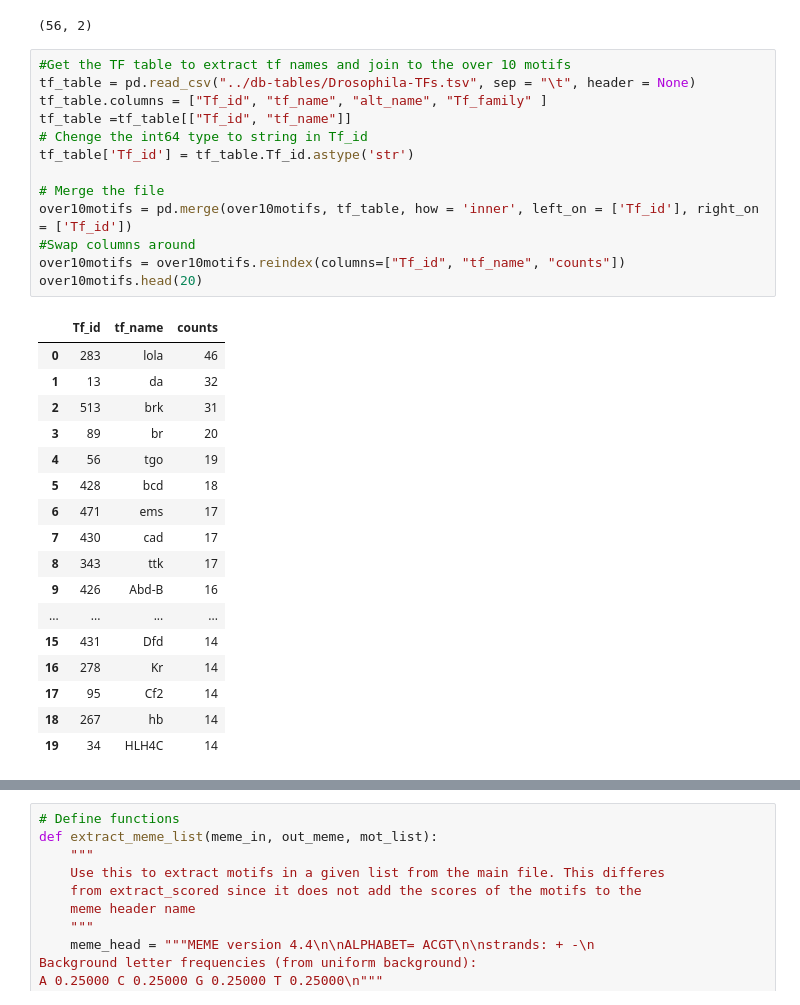
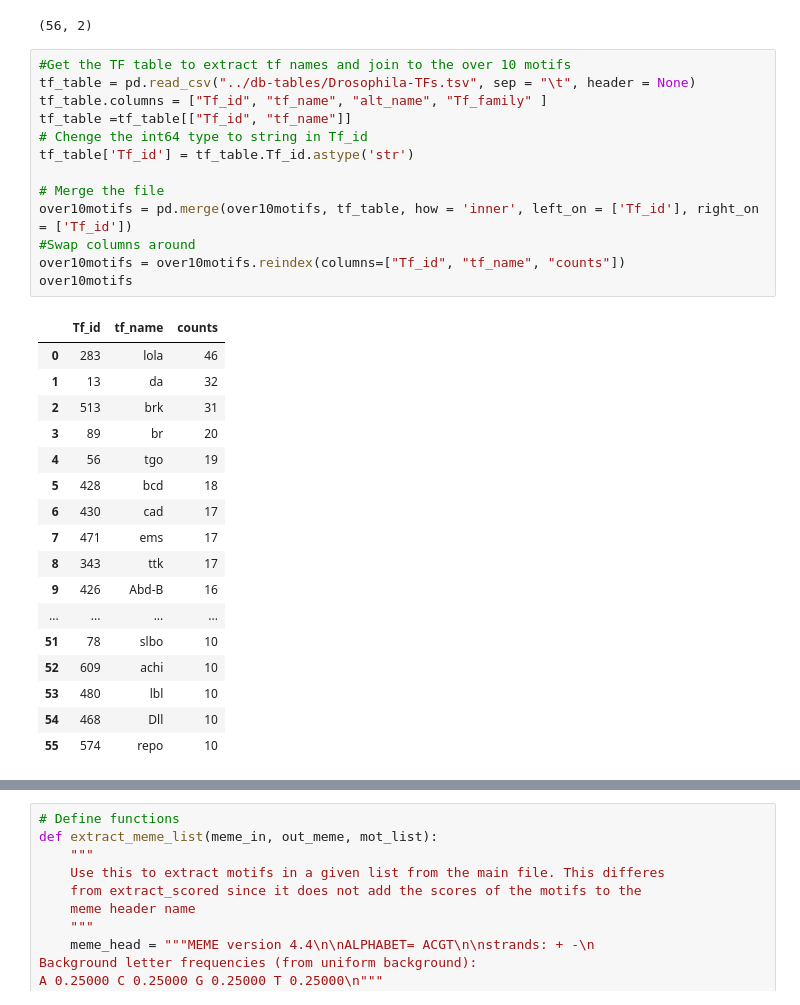
Before and after one commit to Fnyasimi/MARS-Update-Pipeline, a Jupyter notebook: Evaluation/Evaluation_notebook.ipynb, the cells around one changed output, grey strips where cells are left out. Drawn from its saved outputs; the diff is of its cells as text.

```diff
--- a/Evaluation/Evaluation_notebook.ipynb
+++ b/Evaluation/Evaluation_notebook.ipynb
@@ -113,34 +113,34 @@ over10motifs.shape
 # %%
 #Get the TF table to extract tf names and join to the over 10 motifs
 tf_table = pd.read_csv("../db-tables/Drosophila-TFs.tsv", sep = "\t", header = None)
 tf_table.columns = ["Tf_id", "tf_name", "alt_name", "Tf_family" ]
 tf_table =tf_table[["Tf_id", "tf_name"]]
 # Chenge the int64 type to string in Tf_id
 tf_table['Tf_id'] = tf_table.Tf_id.astype('str')
 
 # Merge the file
 over10motifs = pd.merge(over10motifs, tf_table, how = 'inner', left_on = ['Tf_id'], right_on = ['Tf_id'])
 #Swap columns around
 over10motifs = over10motifs.reindex(columns=["Tf_id", "tf_name", "counts"])
-over10motifs.head(20)
+over10motifs
 # %% [output]
 |  | Tf_id | tf_name | counts |
 | 0 | 283 | lola | 46 |
 | 1 | 13 | da | 32 |
 | 2 | 513 | brk | 31 |
 | 3 | 89 | br | 20 |
 | 4 | 56 | tgo | 19 |
 | 5 | 428 | bcd | 18 |
-| 6 | 471 | ems | 17 |
-| 7 | 430 | cad | 17 |
+| 6 | 430 | cad | 17 |
+| 7 | 471 | ems | 17 |
 | 8 | 343 | ttk | 17 |
 | 9 | 426 | Abd-B | 16 |
 | ... | ... | ... | ... |
-| 15 | 431 | Dfd | 14 |
-| 16 | 278 | Kr | 14 |
-| 17 | 95 | Cf2 | 14 |
-| 18 | 267 | hb | 14 |
-| 19 | 34 | HLH4C | 14 |
+| 51 | 78 | slbo | 10 |
+| 52 | 609 | achi | 10 |
+| 53 | 480 | lbl | 10 |
+| 54 | 468 | Dll | 10 |
+| 55 | 574 | repo | 10 |
 # %%
 # select a tf to work on
 # we will work on bcd
```
Also changed, not shown: parts of 18 cells of this notebook.
